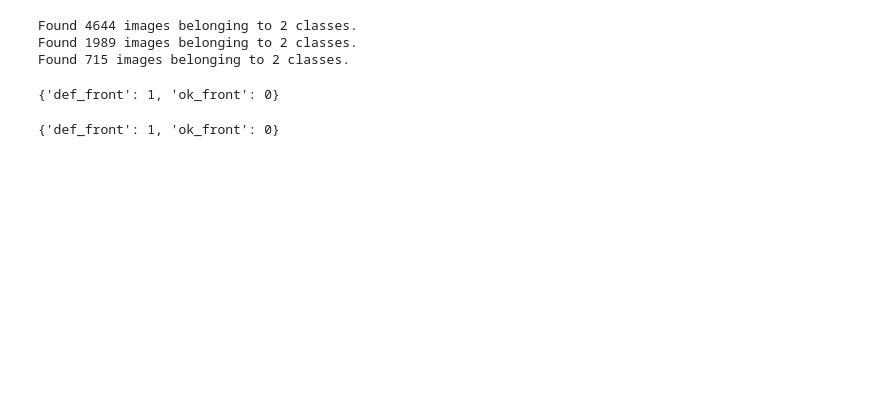
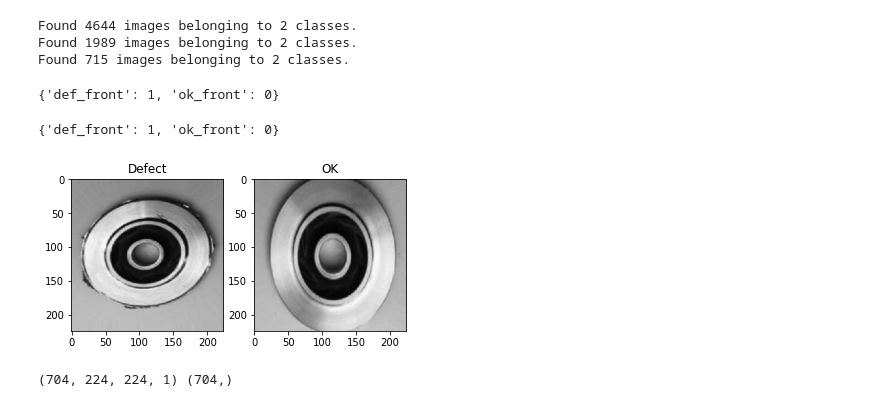
Before and after one commit to ShangWeiKuo/Portfolio, a Jupyter notebook: Python/Classification/Binary/Casting/Casting_binary_classification_BayesianOptimization.ipynb, the cells around one changed output. Cells and saved outputs as stored; diff of their text form; code cells hidden in the pictures; blank space fills up the shorter version.

```diff
--- a/Python/Classification/Binary/Casting/Casting_binary_classification_BayesianOptimization.ipynb
+++ b/Python/Classification/Binary/Casting/Casting_binary_classification_BayesianOptimization.ipynb
@@ -91,3 +97,31 @@ training_set.class_indices
 test_set.class_indices
 # %% [output]
 {'def_front': 1, 'ok_front': 0}
+# %%
+X_train, y_train = training_set.next()
+# %%
+train_def_idx = np.where(y_train == 1)
+train_ok_idx = np.where(y_train == 0)
+# %%
+pic1 = plt.subplot(1, 2, 1)
+pic1.imshow(X_train[train_def_idx][0].reshape((X_train.shape[1], X_train.shape[2])), cmap="gray")
+pic1.set_title("Defect")
+pic2 = plt.subplot(1, 2, 2)
+pic2.imshow(X_train[train_ok_idx][0].reshape((X_train.shape[1], X_train.shape[2])), cmap="gray")
+pic2.set_title("OK")
+plt.show()
+# %% [output]
+[figure, added]
+# %%
+### batch-size = 32
+### range的部分要除以batch否則後面的grad-cam會出現格式錯誤的訊息
+### 取得test資料的圖片內容與標籤
+test_set.reset()
+X_test, y_test = next(test_set)
+for i in tqdm(range((test_set.n//BATCH_SIZE)-1)): #1st batch is alread fetched before the for loop
+  img, label = next(test_set)
+  X_test = np.append(X_test, img, axis=0)
+  y_test = np.append(y_test, label, axis=0)
+print(X_test.shape, y_test.shape)
+# %% [output]
+(704, 224, 224, 1) (704,)
```
Also changed, not shown: parts of 20 cells of this notebook.
